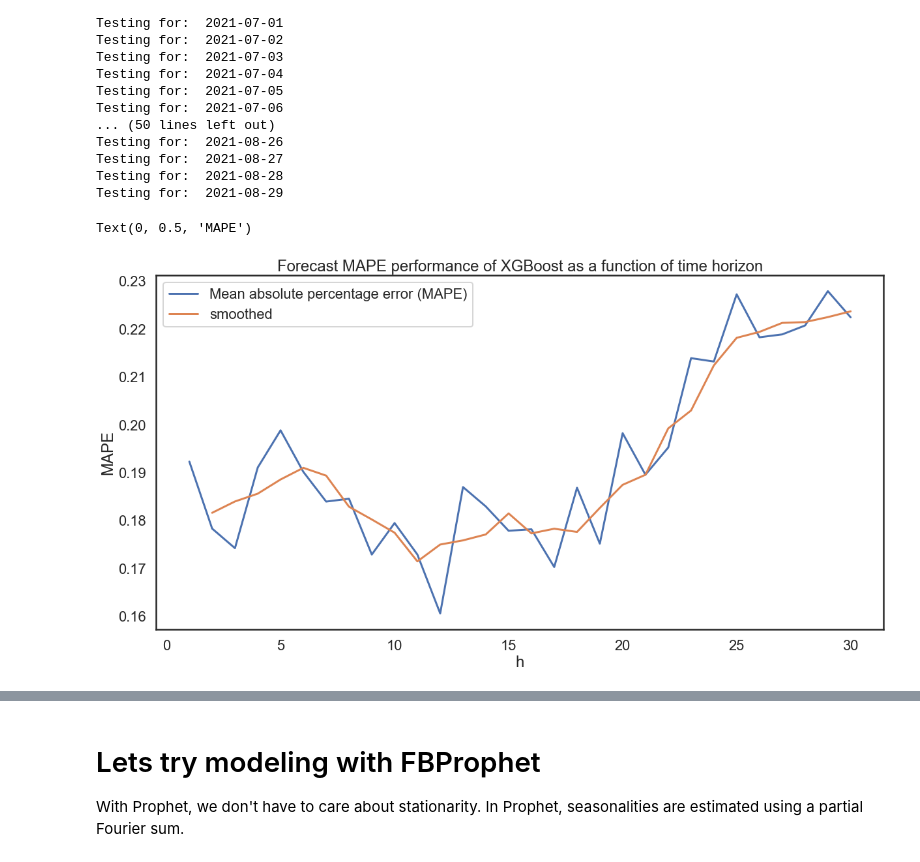
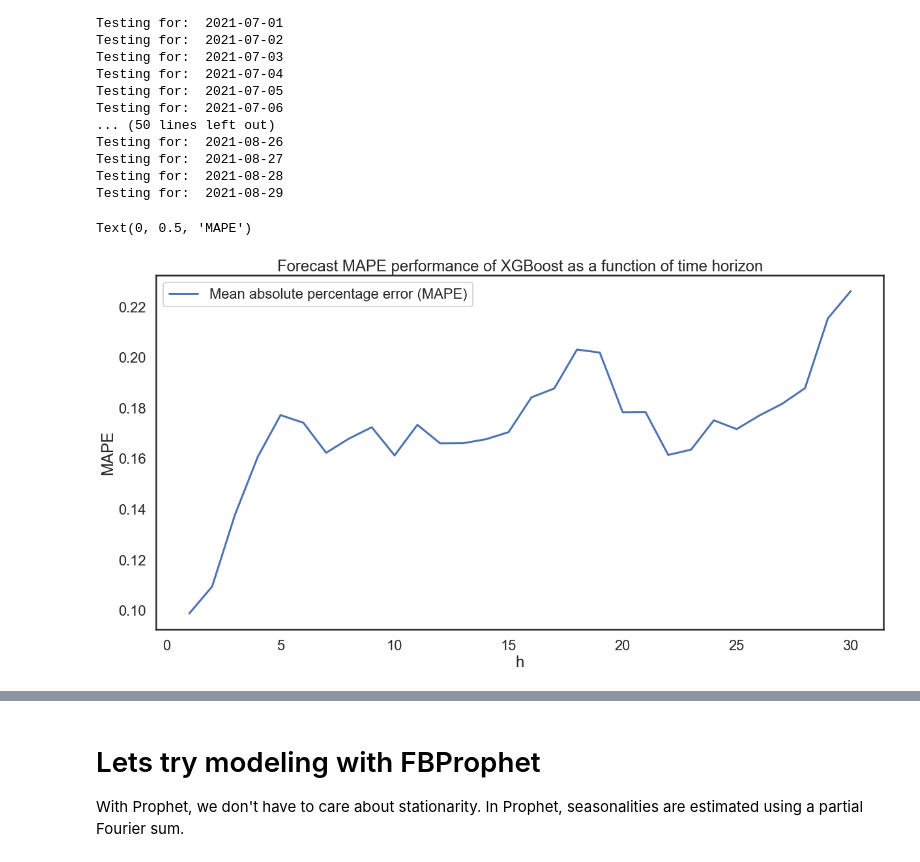
Before and after one commit to davidfox87/EV_forecasting, a Jupyter notebook: EDA_ML.ipynb, the cells around one changed output, grey strips where cells are left out. Cells and saved outputs as stored; diff of their text form; code cells hidden in the pictures.

```diff
--- a/EDA_ML.ipynb
+++ b/EDA_ML.ipynb
@@ -220,14 +220,14 @@ fourier_feautres = ColumnTransformer(
     transformers=[
         ('fourier-w', FourierTransformer(period=7), ['revenue_trans']),
         ('fourier-1m', FourierTransformer(period=30), ['revenue_trans']),
-        ('fourier-6m', FourierTransformer(period=6*30), ['revenue_trans']),
+        #('fourier-6m', FourierTransformer(period=6*30), ['revenue_trans']),
     ]
 )
 
 # this generates a 30-day rolling average as a feature
 rolling_mean_trans = ColumnTransformer(
     transformers=[
-       ('rolling-mean', RollingMeanTransformer(window=30), ['revenue_trans'])
+       ('rolling-mean', RollingMeanTransformer(window=7), ['revenue_trans'])
     ]
 )
 
@@ -246,12 +246,35 @@ union = FeatureUnion([('fourier-components', fourier_feautres),
                       ('is_weekend', Weekend())
                       ])
 
+
+# the transformation to make the time series stationary could be applied as part of the pipeline. However, i'm not
+# sure at the moment how to subtract the trend. Also the problem becomes how to use the output of preprocessor as input
+# to the other column transformers???
+def detrend(x):
+    logx = np.log(x) # log-transform
+
+    reg = LinearRegression().fit(np.arange(len(x)).reshape(-1, 1), logx) # linear trend
+    pred_lin = reg.predict(np.arange(len(x)).reshape(-1, 1))
+
+    return (logx - pred_lin)
+
+preprocessor = ColumnTransformer(
+    transformers=[
+    ('log_trend_diff', FunctionTransformer(detrend, validate=False), ['Net Revenue_7D']),
+], remainder='passthrough')
+# also look into something called TransformedRegressor. You can specify the regressor, the transform function,
+# and the inverse transform function
+
+
+
+
+
 # compare different algorithms and show their MAPE performance on the test set against each other
 # i chose these hyperparameters to inject some randomness and prevent overfitting to the training set.
 #
 pipe = Pipeline([('union', union),
-                 ('lr', MultiOutputRegressor(XGBRegressor(n_estimators=100, max_depth=4, colsample_bytree=0.3,
-                                                         subsample=0.3)))
+                 ('lr', MultiOutputRegressor(XGBRegressor(n_estimators=100, max_depth=4, colsample_bytree=0.4,
+                                                         subsample=0.4)))
                 ])
 
 
@@ -314,10 +337,10 @@ from hyperopt import hp, tpe, fmin
 from sklearn.model_selection import cross_val_score
 
 # define a search space
-space = {'n_estimators':hp.quniform('n_estimators', 900, 1200, 100),
+space = {'n_estimators':hp.quniform('n_estimators', 100, 1000, 100),
            'max_depth':hp.quniform('max_depth', 4,10,1),
-           'subsample':hp.quniform('subsample', 0.5, 0.9, 0.1),
-           'colsample_bytree':hp.quniform('colsample_bytree', 0.5, 0.9, 0.1),
+           'subsample':hp.quniform('subsample', 0.4, 0.9, 0.1),
+           'colsample_bytree':hp.quniform('colsample_bytree', 0.4, 0.9, 0.1),
           }
 
 # objective is to minimize mean-square error across CV folds
@@ -376,3 +410,9 @@ Pipeline(steps=[('preprocessor',
                                                              tree_method=None,
                                                              validate_parameters=None,
                                                              verbosity=None)))])
+# %%
+predictions = pd.DataFrame(pipe.predict(X_test)[:, 0], index=X_test.index, columns=['revenue_trans'])
+X_full = np.array(range(df2.shape[0]-X_test.shape[0], df2.shape[0]))
+pred_lin = reg.predict(X_full.reshape(-1,1))
+
+predictions_inv = predictions.transform(lambda x: np.exp(x + pred_lin[:, 0]))
@@ -469,13 +519,13 @@ error = ( eval_df_inv.groupby('h').apply(lambda x: mean_absolute_percentage_erro
                   .set_index('h')
                  )
 # %%
-error['smoothed'] = error['Mean absolute percentage error (MAPE)'].transform(lambda x: x.rolling(3, min_periods=3, closed='both', center=True).mean())
+#error['smoothed'] = error['Mean absolute percentage error (MAPE)'].transform(lambda x: x.rolling(3, min_periods=3, closed='both', center=True).mean())
 error.plot()
 plt.title('Forecast MAPE performance of XGBoost as a function of time horizon')
 plt.ylabel('MAPE')
 # %% [output]
 Text(0, 0.5, 'MAPE')
-[figure, old version]
+[figure, new version]
 # %%
 error.mean()
 # %% [output]
```
Also changed, not shown: parts of 15 cells of this notebook.
